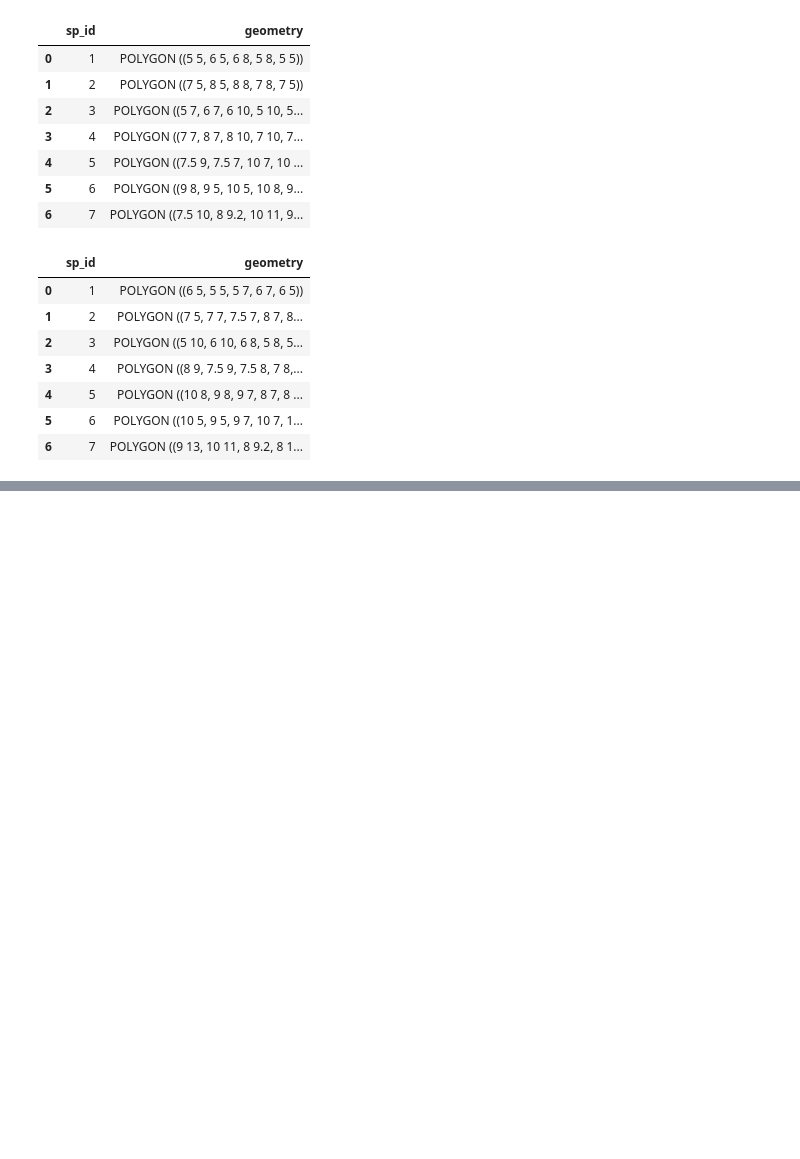
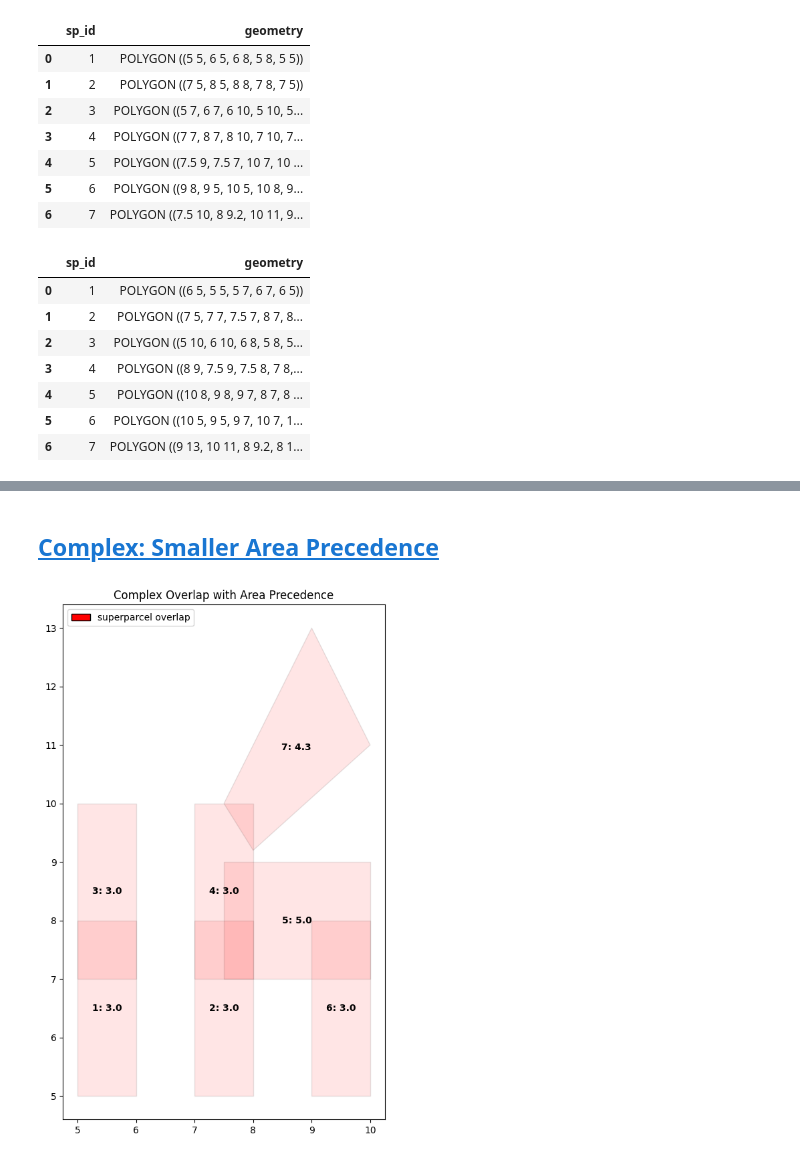
Before and after one commit to abreunig-clgx/superparcels, a Jupyter notebook: clustering/mre/remove_overlaps.ipynb, the cells around one changed output, grey strips where cells are left out. Drawn from its saved outputs; the diff is of its cells as text; code cells hidden in the pictures; blank space fills up the shorter version.

```diff
--- a/clustering/mre/remove_overlaps.ipynb
+++ b/clustering/mre/remove_overlaps.ipynb
@@ -127,0 +206,25 @@ display(gdf_cleaned)
+# %% [markdown]
+## <a id='toc1_4_'></a>[Complex: Smaller Area Precedence](#toc0_)
+# %%
+p1 = Polygon(coords=[(5,5),(6,5),(6,8),(5,8)], data={'sp_id': 1})
+p2 = Polygon(coords=[(7,5),(8,5),(8,8),(7,8)], data={'sp_id': 2})
+p3 = Polygon(coords=[(5,7),(6,7),(6,10),(5,10)], data={'sp_id': 3})
+p4 = Polygon(coords=[(7,7),(8,7),(8,10),(7,10)], data={'sp_id': 4})
+p5 = Polygon(coords=[(7.5,9),(7.5,7),(10,7),(10,9)], data={'sp_id': 5})
+p6 = Polygon(coords=[(9,8),(9,5),(10,5),(10,8)], data={'sp_id': 6})
+p7 = Polygon(coords=[(7.5,10),(8,9.2),(10,11),(9,13)], data={'sp_id': 7})
+
+gdf = pd.concat([p.to_gdf() for p in [p1, p2, p3, p4, p5, p6, p7]], ignore_index=True)
+gdf['area'] = gdf.geometry.area
+gdf['label'] = gdf['sp_id'].astype(str) + ': ' + gdf['area'].round(1).astype(str)
+
+cm = Map(title='Complex Overlap with Area Precedence')
+cm.add_gdf(
+    gdf,
+    layer='superparcel overlap',
+    style={'facecolor': 'red', 'edgecolor': 'black', 'alpha': 0.1},
+    label='label',
+    label_kwargs={'color':'red'})
+cm.plot()
+# %% [output]
+[figure, added]
```
Also changed, not shown: parts of 13 cells of this notebook, 4 other files.
